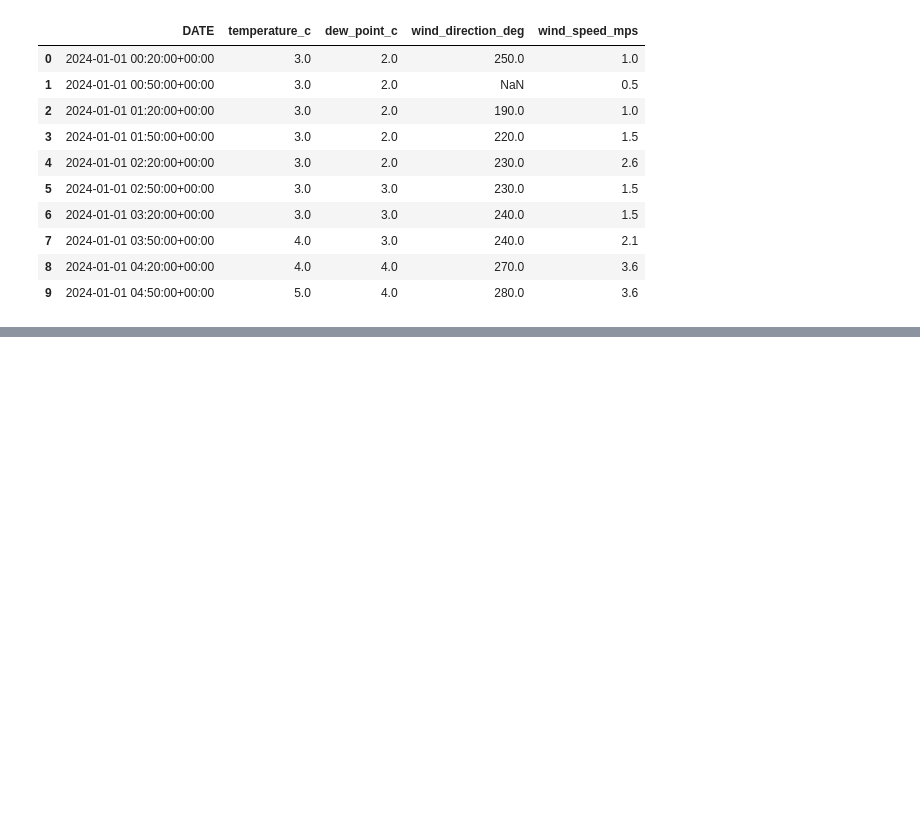
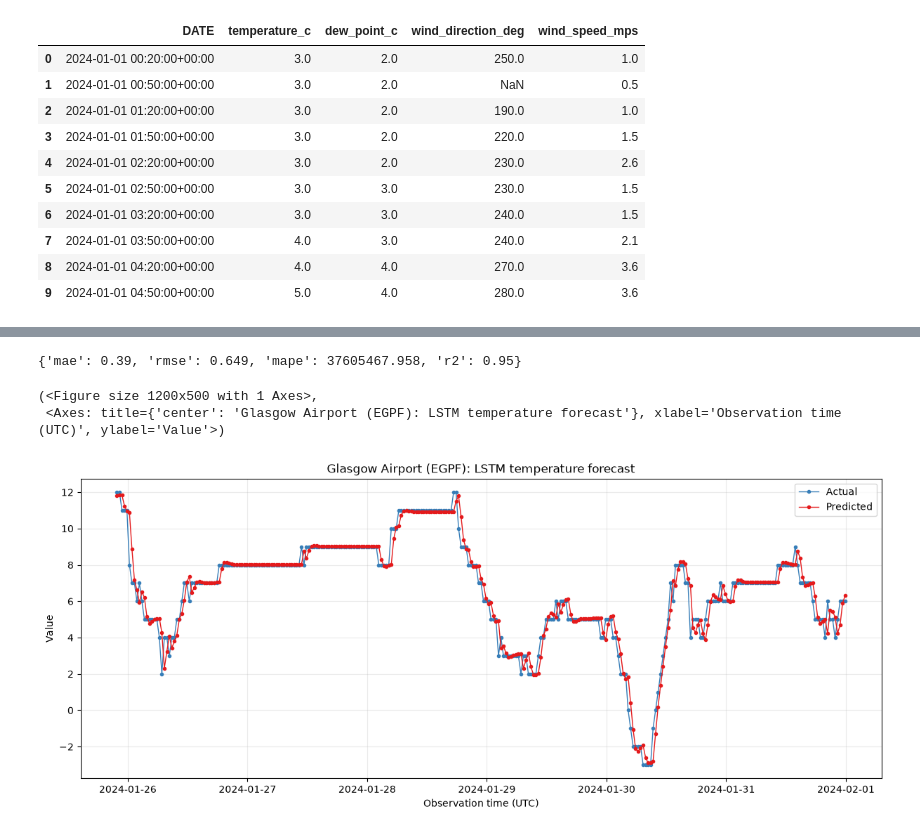
Before and after one commit to vinnydavies/ExaGEOhackathon, a Jupyter notebook: python_notebooks/noaa_global_hourly_example.ipynb, the cells around one changed output, grey strips where cells are left out. Saved outputs shown, nothing was run; the diff lists cells and outputs as text; code cells hidden in the pictures; blank space fills up the shorter version.

```diff
--- a/python_notebooks/noaa_global_hourly_example.ipynb
+++ b/python_notebooks/noaa_global_hourly_example.ipynb
@@ -71,0 +93,17 @@ max         9.000000     7.000000        8.200000
+# %%
+model.eval()
+with torch.no_grad():
+    predicted_norm = model(torch.as_tensor(X_test, dtype=torch.float32)).numpy()
+
+actual = y_test.reshape(-1) * std + mean
+predicted = predicted_norm.reshape(-1) * std + mean
+
+metrics = evaluate_forecast(actual, predicted)
+print({key: round(value, 3) for key, value in metrics.items()})
+
+plot_predictions(actual, predicted, dates=dates_test, title=f'{station_name}: LSTM temperature forecast')
+# %% [output]
+{'mae': 0.39, 'rmse': 0.649, 'mape': 37605467.958, 'r2': 0.95}
+(<Figure size 1200x500 with 1 Axes>,
+ <Axes: title={'center': 'Glasgow Airport (EGPF): LSTM temperature forecast'}, xlabel='Observation time (UTC)', ylabel='Value'>)
+[figure, added]
```
Also changed, not shown: parts of 6 cells of this notebook, 7 other files.
